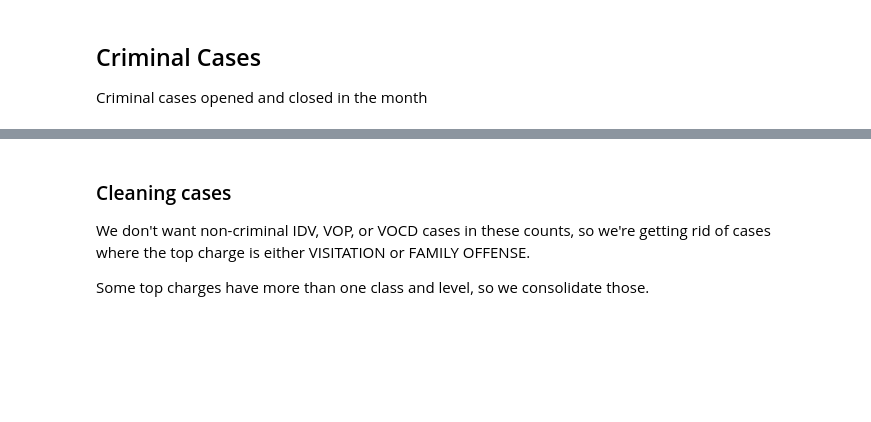
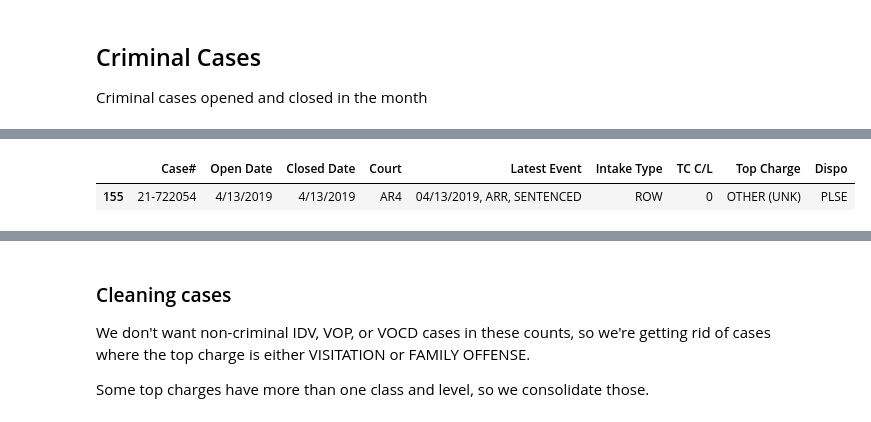
Before and after one commit to rcackerman/nycds-reports, a Jupyter notebook: MOCJ Monthly Reports.ipynb, the cells around one changed output, grey strips where cells are left out. Saved outputs shown, nothing was run; the diff lists cells and outputs as text; code cells hidden in the pictures; blank space fills up the shorter version.

```diff
--- a/MOCJ Monthly Reports.ipynb
+++ b/MOCJ Monthly Reports.ipynb
@@ -93,3 +93,9 @@ print(crim_cases.shape)
+# %%
+crim_cases["Case#"].value_counts()
+crim_cases[crim_cases["Case#"] == "21-722054"]
+# %% [output]
+|  | Case# | Open Date | Closed Date | Court | Latest Event | Intake Type | TC C/L | Top Charge | Dispo |
+| 155 | 21-722054 | 4/13/2019 | 4/13/2019 | AR4 | 04/13/2019, ARR, SENTENCED | ROW | 0 | OTHER (UNK) | PLSE |
 # %%
 crim_cases_pending_1st = pd.read_csv("{}/crim_cases_pending_1st.csv".format(FOLDER),
                                      names=CRIM_NAMES, header=0, index_col=False)
```
Also changed, not shown: parts of 30 cells of this notebook.
